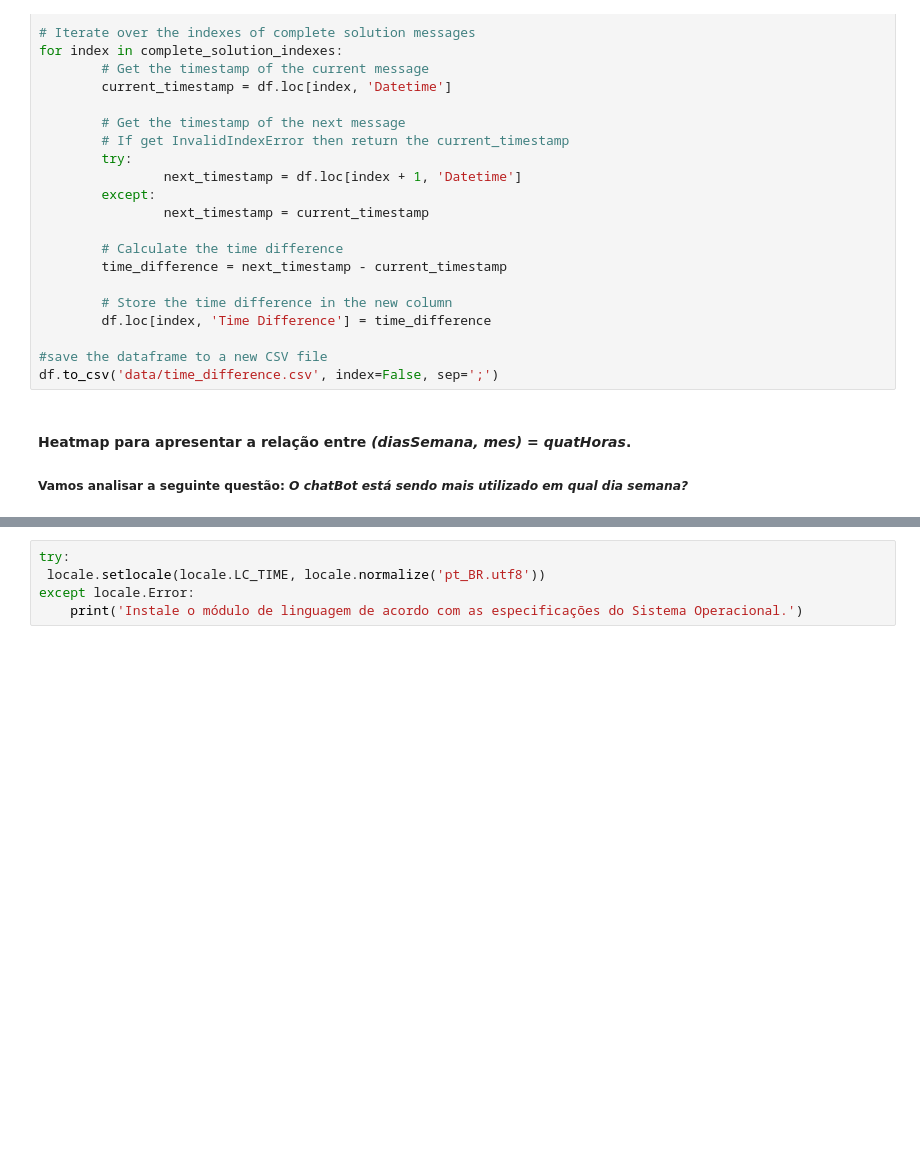
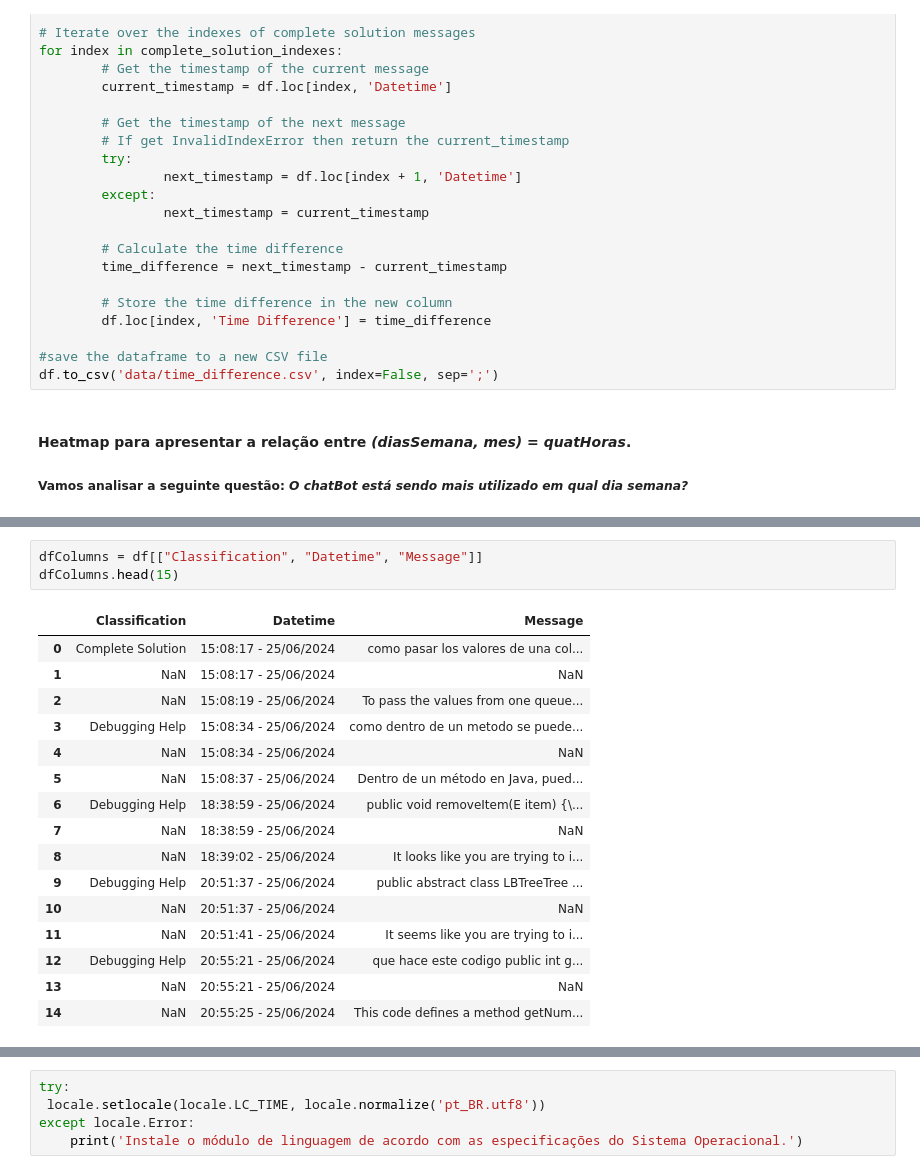
Before and after one commit to rodrigoprestesmachado/codespaces-blank, a Jupyter notebook: analysis/analysis.ipynb, the cells around one changed output, grey strips where cells are left out. Drawn from its saved outputs; the diff is of its cells as text; blank space fills up the shorter version.

```diff
--- a/analysis/analysis.ipynb
+++ b/analysis/analysis.ipynb
@@ -392,0 +393,20 @@ df.head()
+# %%
+dfColumns = df[["Classification", "Datetime", "Message"]]
+dfColumns.head(15)
+# %% [output]
+|  | Classification | Datetime | Message |
+| 0 | Complete Solution | 15:08:17 - 25/06/2024 | como pasar los valores de una col... |
+| 1 | NaN | 15:08:17 - 25/06/2024 | NaN |
+| 2 | NaN | 15:08:19 - 25/06/2024 | To pass the values from one queue... |
+| 3 | Debugging Help | 15:08:34 - 25/06/2024 | como dentro de un metodo se puede... |
+| 4 | NaN | 15:08:34 - 25/06/2024 | NaN |
+| 5 | NaN | 15:08:37 - 25/06/2024 | Dentro de un método en Java, pued... |
+| 6 | Debugging Help | 18:38:59 - 25/06/2024 | public void removeItem(E item) {\... |
+| 7 | NaN | 18:38:59 - 25/06/2024 | NaN |
+| 8 | NaN | 18:39:02 - 25/06/2024 | It looks like you are trying to i... |
+| 9 | Debugging Help | 20:51:37 - 25/06/2024 | public abstract class LBTreeTree ... |
+| 10 | NaN | 20:51:37 - 25/06/2024 | NaN |
+| 11 | NaN | 20:51:41 - 25/06/2024 | It seems like you are trying to i... |
+| 12 | Debugging Help | 20:55:21 - 25/06/2024 | que hace este codigo public int g... |
+| 13 | NaN | 20:55:21 - 25/06/2024 | NaN |
+| 14 | NaN | 20:55:25 - 25/06/2024 | This code defines a method getNum... |
```
Also changed, not shown: parts of 12 cells of this notebook, 1 other file.
